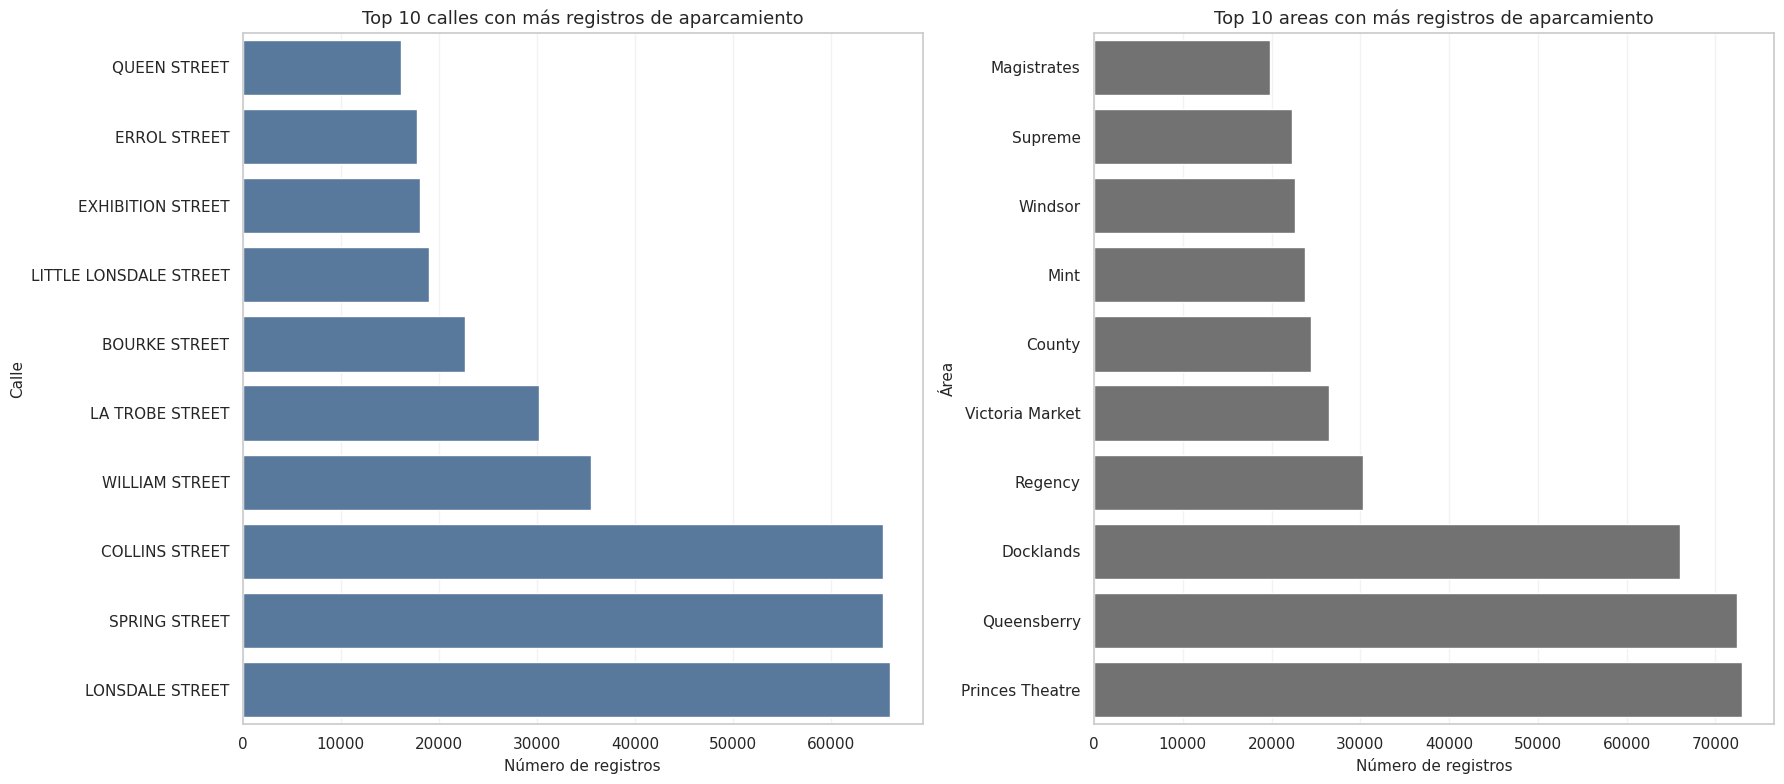
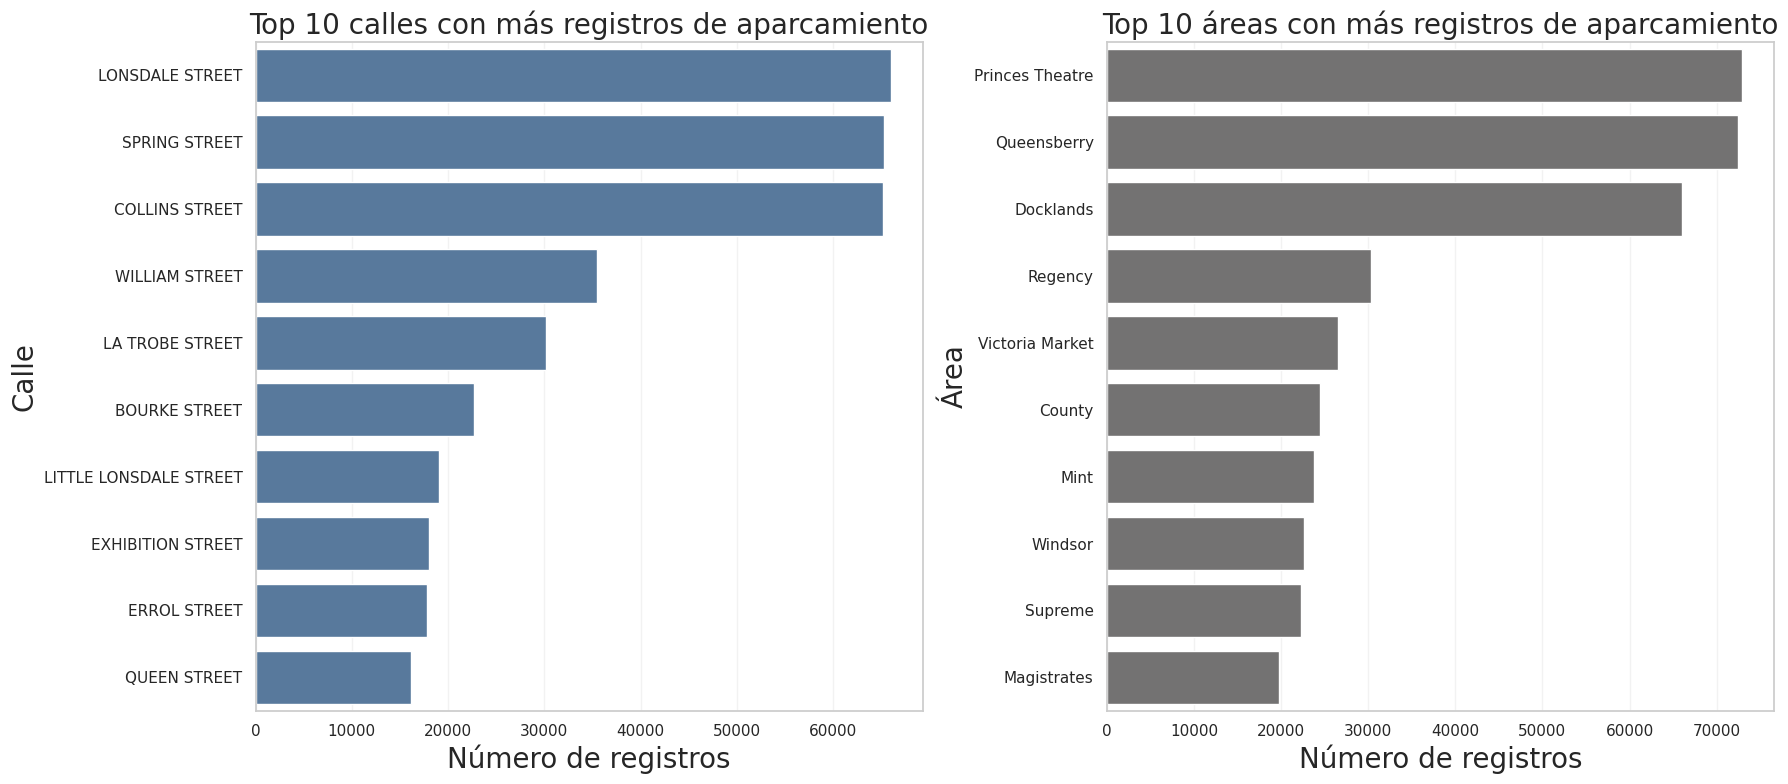
Code edit (unified diff) that turned the first committed figure into the second:
--- before
+++ after
@@ -9,5 +9,5 @@
     .value_counts()
     .head(10)
-    .sort_values()
+    .sort_values(ascending=False)
 )
 
@@ -17,5 +17,5 @@
     .value_counts()
     .head(10)
-    .sort_values()
+    .sort_values(ascending=False)
 )
 
@@ -28,7 +28,7 @@
     color='#4C78A8'
 )
-axes[0].set_title('Top 10 calles con más registros de aparcamiento', fontsize=13)
-axes[0].set_xlabel('Número de registros', fontsize=11)
-axes[0].set_ylabel('Calle', fontsize=11)
+axes[0].set_title('Top 10 calles con más registros de aparcamiento', fontsize=20)
+axes[0].set_xlabel('Número de registros', fontsize=20)
+axes[0].set_ylabel('Calle', fontsize=20)
 axes[0].grid(axis='x', alpha=0.25)
 
@@ -39,7 +39,7 @@
     color='#737272'
 )
-axes[1].set_title('Top 10 areas con más registros de aparcamiento', fontsize=13)
-axes[1].set_xlabel('Número de registros', fontsize=11)
-axes[1].set_ylabel('Área', fontsize=11)
+axes[1].set_title('Top 10 áreas con más registros de aparcamiento', fontsize=20)
+axes[1].set_xlabel('Número de registros', fontsize=20)
+axes[1].set_ylabel('Área', fontsize=20)
 axes[1].grid(axis='x', alpha=0.25)
 

Commit: [MOD] increase fontsize for better interpretation